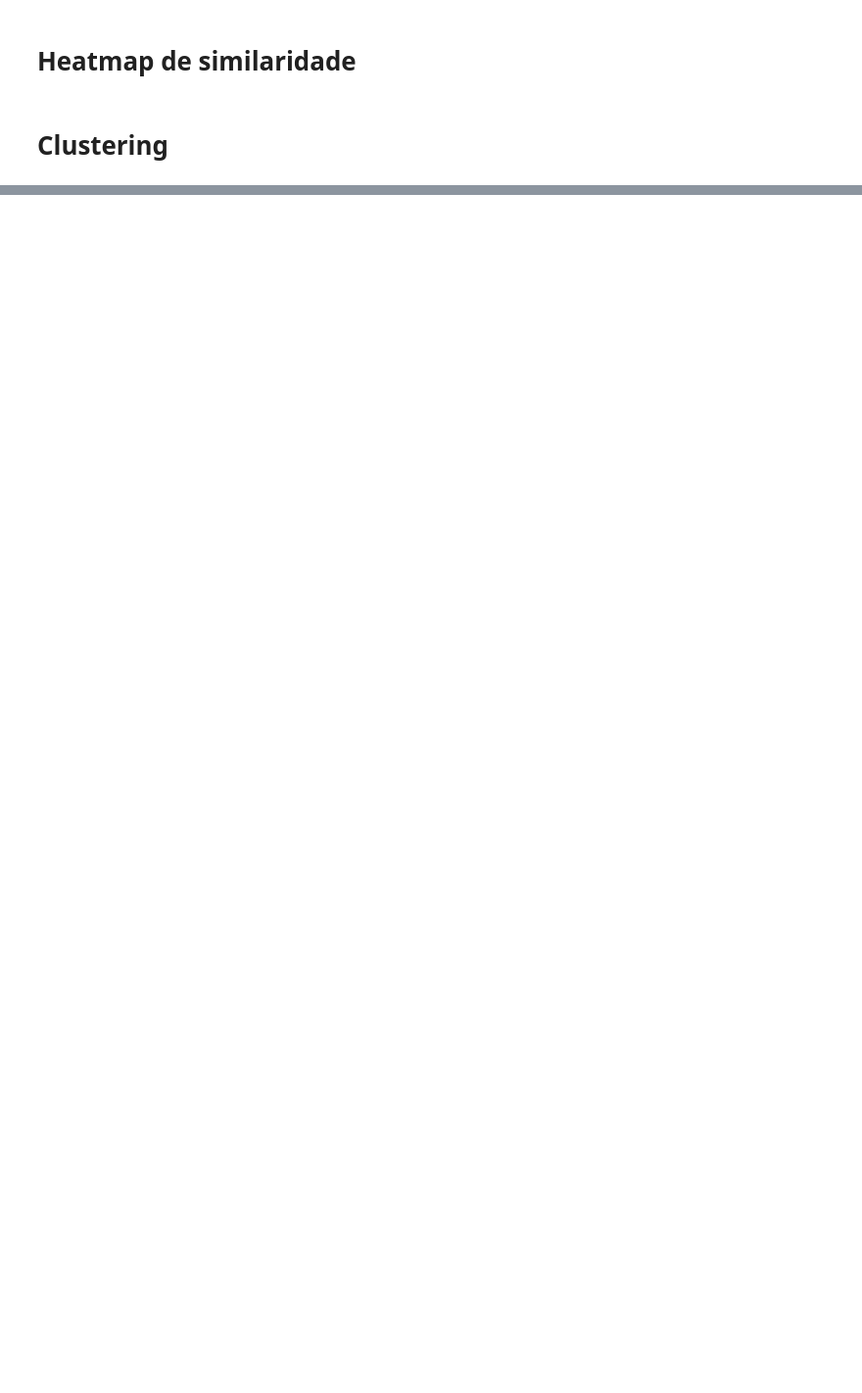
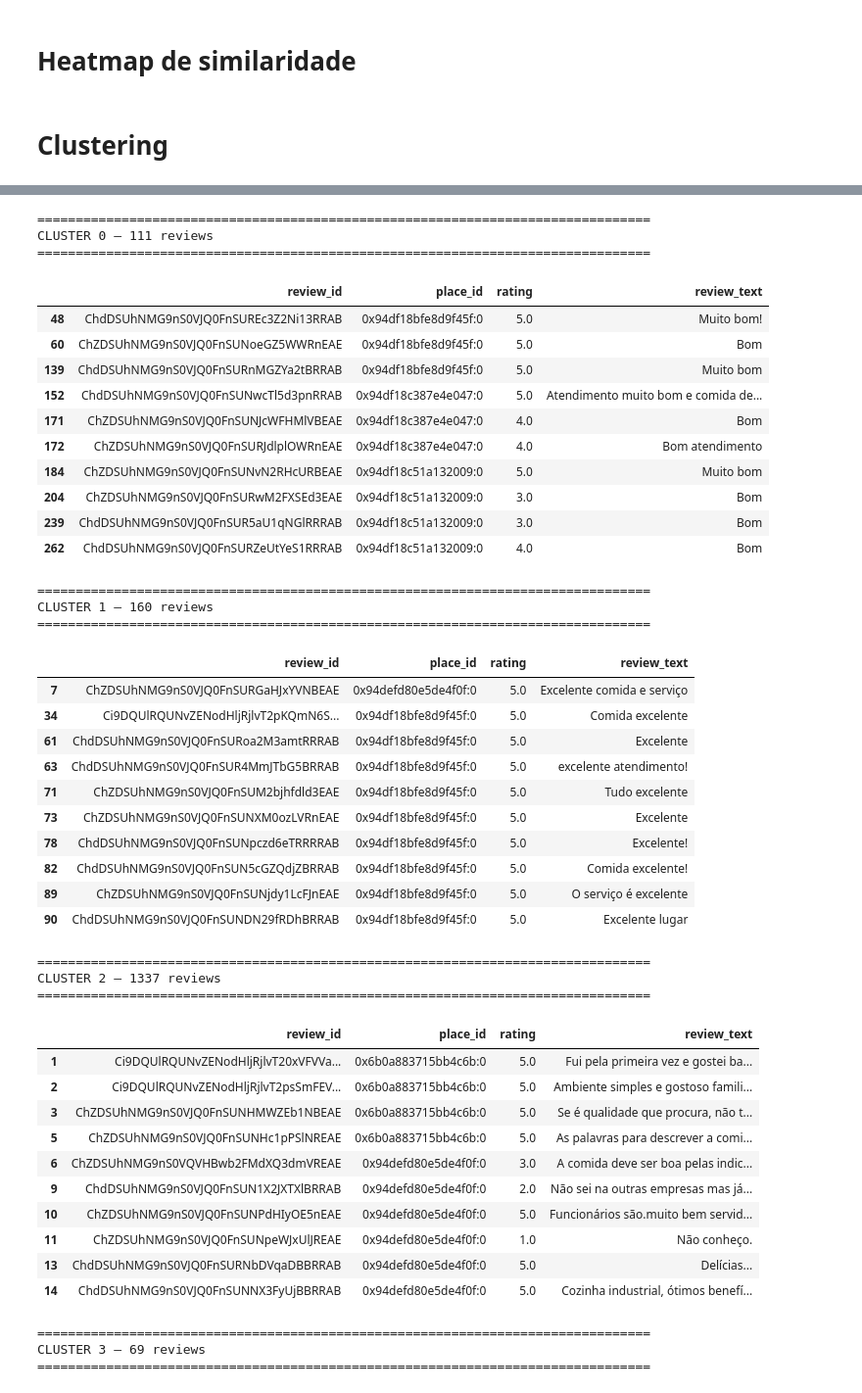
Before and after one commit to incrisvel/adaptaste, a Jupyter notebook: similarity_clustering.ipynb, the cells around one changed output, grey strips where cells are left out. Shown at 98% size. Saved outputs shown, nothing was run; the diff lists cells and outputs as text; code cells hidden in the pictures; blank space fills up the shorter version.

```diff
--- a/similarity_clustering.ipynb
+++ b/similarity_clustering.ipynb
@@ -241,0 +311,66 @@ Warning: total number of rows (20104) exceeds max_rows (20000). Limiting to firs
+# %%
+# Verificar 10 amostras de cada cluster
+for cluster_id in sorted(preprocessed_reviews_df["cluster"].unique()):
+    cluster_df = preprocessed_reviews_df[preprocessed_reviews_df["cluster"] == cluster_id]
+
+    print(f"\n{'=' * 80}")
+    print(f"CLUSTER {cluster_id} — {len(cluster_df)} reviews")
+    print("=" * 80)
+
+    columns_to_show = [
+        col for col in [
+            "review_id",
+            "place_id",
+            "rating",
+            "review_text"
+        ]
+        if col in cluster_df.columns
+    ]
+
+    display(cluster_df[columns_to_show].head(10))
+# %% [output]
+================================================================================
+CLUSTER 0 — 111 reviews
+================================================================================
+|  | review_id | place_id | rating | review_text |
+| 48 | ChdDSUhNMG9nS0VJQ0FnSUREc3Z2Ni13RRAB | 0x94df18bfe8d9f45f:0 | 5.0 | Muito bom! |
+| 60 | ChZDSUhNMG9nS0VJQ0FnSUNoeGZ5WWRnEAE | 0x94df18bfe8d9f45f:0 | 5.0 | Bom |
+| 139 | ChdDSUhNMG9nS0VJQ0FnSURnMGZYa2tBRRAB | 0x94df18bfe8d9f45f:0 | 5.0 | Muito bom |
+| 152 | ChdDSUhNMG9nS0VJQ0FnSUNwcTl5d3pnRRAB | 0x94df18c387e4e047:0 | 5.0 | Atendimento muito bom e comida de... |
+| 171 | ChZDSUhNMG9nS0VJQ0FnSUNJcWFHMlVBEAE | 0x94df18c387e4e047:0 | 4.0 | Bom |
+| 172 | ChZDSUhNMG9nS0VJQ0FnSURJdlplOWRnEAE | 0x94df18c387e4e047:0 | 4.0 | Bom atendimento |
+| 184 | ChZDSUhNMG9nS0VJQ0FnSUNvN2RHcURBEAE | 0x94df18c51a132009:0 | 5.0 | Muito bom |
+| 204 | ChZDSUhNMG9nS0VJQ0FnSURwM2FXSEd3EAE | 0x94df18c51a132009:0 | 3.0 | Bom |
+| 239 | ChdDSUhNMG9nS0VJQ0FnSUR5aU1qNGlRRRAB | 0x94df18c51a132009:0 | 3.0 | Bom |
+| 262 | ChdDSUhNMG9nS0VJQ0FnSURZeUtYeS1RRRAB | 0x94df18c51a132009:0 | 4.0 | Bom |
+================================================================================
+CLUSTER 1 — 160 reviews
+================================================================================
+|  | review_id | place_id | rating | review_text |
+| 7 | ChZDSUhNMG9nS0VJQ0FnSURGaHJxYVNBEAE | 0x94defd80e5de4f0f:0 | 5.0 | Excelente comida e serviço |
+| 34 | Ci9DQUlRQUNvZENodHljRjlvT2pKQmN6S... | 0x94df18bfe8d9f45f:0 | 5.0 | Comida excelente |
+| 61 | ChdDSUhNMG9nS0VJQ0FnSURoa2M3amtRRRAB | 0x94df18bfe8d9f45f:0 | 5.0 | Excelente |
+| 63 | ChdDSUhNMG9nS0VJQ0FnSUR4MmJTbG5BRRAB | 0x94df18bfe8d9f45f:0 | 5.0 | excelente atendimento! |
+| 71 | ChZDSUhNMG9nS0VJQ0FnSUM2bjhfdld3EAE | 0x94df18bfe8d9f45f:0 | 5.0 | Tudo excelente |
+| 73 | ChZDSUhNMG9nS0VJQ0FnSUNXM0ozLVRnEAE | 0x94df18bfe8d9f45f:0 | 5.0 | Excelente |
+| 78 | ChdDSUhNMG9nS0VJQ0FnSUNpczd6eTRRRRAB | 0x94df18bfe8d9f45f:0 | 5.0 | Excelente! |
+| 82 | ChdDSUhNMG9nS0VJQ0FnSUN5cGZQdjZBRRAB | 0x94df18bfe8d9f45f:0 | 5.0 | Comida excelente! |
+| 89 | ChZDSUhNMG9nS0VJQ0FnSUNjdy1LcFJnEAE | 0x94df18bfe8d9f45f:0 | 5.0 | O serviço é excelente |
+| 90 | ChdDSUhNMG9nS0VJQ0FnSUNDN29fRDhBRRAB | 0x94df18bfe8d9f45f:0 | 5.0 | Excelente lugar |
+================================================================================
+CLUSTER 2 — 1337 reviews
+================================================================================
+|  | review_id | place_id | rating | review_text |
+| 1 | Ci9DQUlRQUNvZENodHljRjlvT20xVFVVa... | 0x6b0a883715bb4c6b:0 | 5.0 | Fui pela primeira vez e gostei ba... |
+| 2 | Ci9DQUlRQUNvZENodHljRjlvT2psSmFEV... | 0x6b0a883715bb4c6b:0 | 5.0 | Ambiente simples e gostoso famili... |
+| 3 | ChZDSUhNMG9nS0VJQ0FnSUNHMWZEb1NBEAE | 0x6b0a883715bb4c6b:0 | 5.0 | Se é qualidade que procura, não t... |
+| 5 | ChZDSUhNMG9nS0VJQ0FnSUNHc1pPSlNREAE | 0x6b0a883715bb4c6b:0 | 5.0 | As palavras para descrever a comi... |
+| 6 | ChZDSUhNMG9nS0VQVHBwb2FMdXQ3dmVREAE | 0x94defd80e5de4f0f:0 | 3.0 | A comida deve ser boa pelas indic... |
+| 9 | ChdDSUhNMG9nS0VJQ0FnSUN1X2JXTXlBRRAB | 0x94defd80e5de4f0f:0 | 2.0 | Não sei na outras empresas mas já... |
+| 10 | ChZDSUhNMG9nS0VJQ0FnSUNPdHIyOE5nEAE | 0x94defd80e5de4f0f:0 | 5.0 | Funcionários são.muito bem servid... |
+| 11 | ChZDSUhNMG9nS0VJQ0FnSUNpeWJxUlJREAE | 0x94defd80e5de4f0f:0 | 1.0 | Não conheço. |
+| 13 | ChdDSUhNMG9nS0VJQ0FnSURNbDVqaDBBRRAB | 0x94defd80e5de4f0f:0 | 5.0 | Delícias... |
+| 14 | ChdDSUhNMG9nS0VJQ0FnSUNNX3FyUjBBRRAB | 0x94defd80e5de4f0f:0 | 5.0 | Cozinha industrial, ótimos benefí... |
+================================================================================
+CLUSTER 3 — 69 reviews
+================================================================================
```
Also changed, not shown: parts of 27 cells of this notebook.
